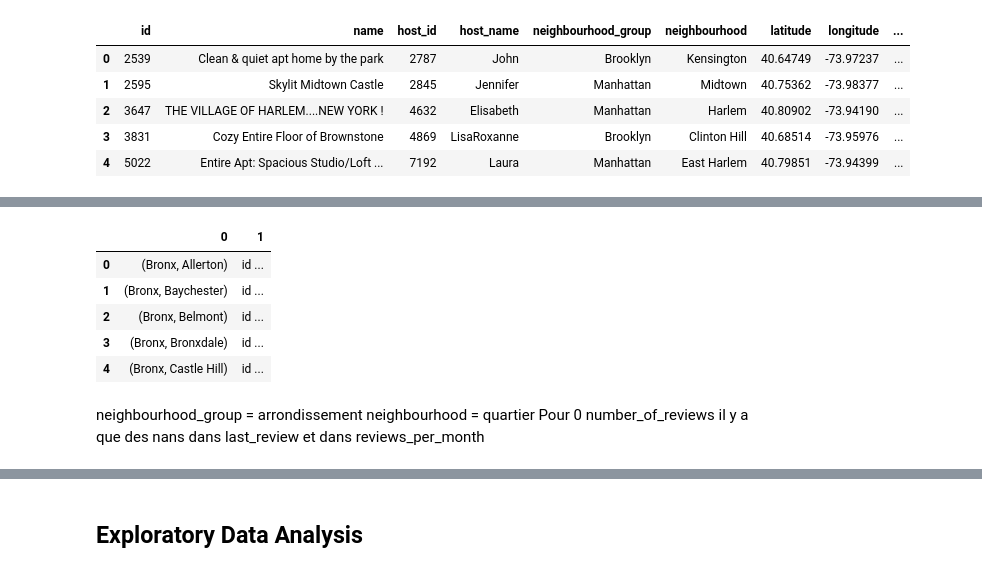
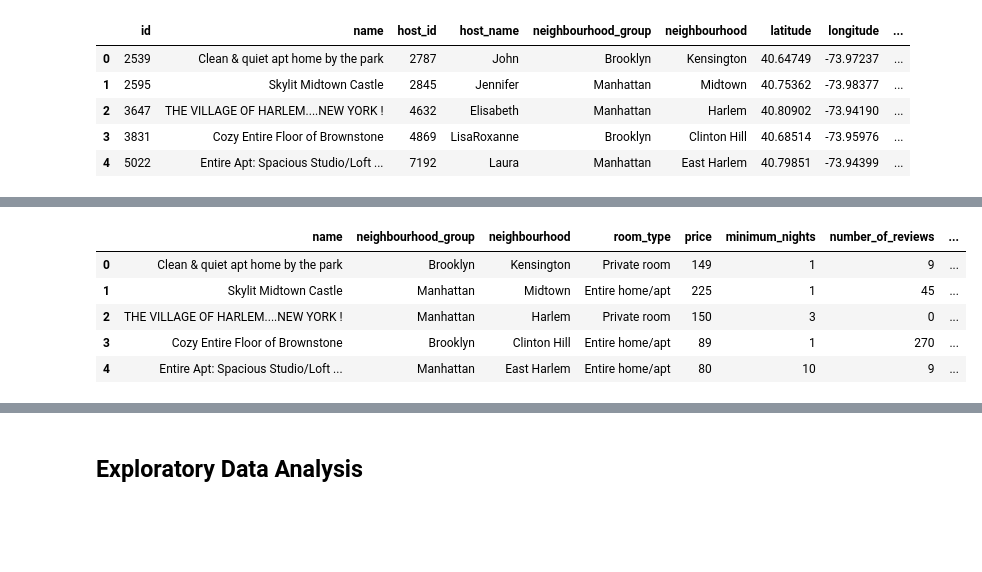
Before and after one commit to osmanaras/Data-Science-Project, a Jupyter notebook: IA School Project - Analysing NYC AirBnB Data.ipynb, the cells around one changed output, grey strips where cells are left out. Cells and saved outputs as stored; diff of their text form; code cells hidden in the pictures; blank space fills up the shorter version.

```diff
--- a/IA School Project - Analysing NYC AirBnB Data.ipynb
+++ b/IA School Project - Analysing NYC AirBnB Data.ipynb
@@ -100 +63,20 @@ Name: neighbourhood, Length: 221, dtype: int64
+# %%
+
+# On remplace les NaN de reviews per month par la constant 0 car  a chaque fois qu'on a des NaN pour reviews
+# per month
+# on a 0 pour last reviews. Pour garder une cérance entre last_review et reviews per month on met les NaN a 0 0
+
+import numpy as np
+from sklearn.impute import SimpleImputer
+
+SI = SimpleImputer(
+    missing_values=np.nan,
+    strategy='constant',
+    fill_value= 0
+        )
+
+data = SI.fit_transform([AB_NYC_2019['reviews_per_month']])
+
+# affectation du resulat dans le dataframe
+AB_NYC_2019['reviews_per_month'] = data[0]
 # %%
@@ -210,13 +91,13 @@ h4[h4<=h4.max()].hist(bins = 50)
+# %%
+columns = ['id','host_id','host_name','latitude','longitude','last_review',
+           'calculated_host_listings_count','availability_365']
+df = AB_NYC_2019.drop(columns,axis=1)
 # %%
-a.head()
+df.head()
 # %% [output]
-|  | 0 | 1 |
-| 0 | (Bronx, Allerton) | id ... |
-| 1 | (Bronx, Baychester) | id ... |
-| 2 | (Bronx, Belmont) | id ... |
-| 3 | (Bronx, Bronxdale) | id ... |
-| 4 | (Bronx, Castle Hill) | id ... |
+|  | name | neighbourhood_group | neighbourhood | room_type | price | minimum_nights | number_of_reviews | ... |
+| 0 | Clean & quiet apt home by the park | Brooklyn | Kensington | Private room | 149 | 1 | 9 | ... |
+| 1 | Skylit Midtown Castle | Manhattan | Midtown | Entire home/apt | 225 | 1 | 45 | ... |
+| 2 | THE VILLAGE OF HARLEM....NEW YORK ! | Manhattan | Harlem | Private room | 150 | 3 | 0 | ... |
+| 3 | Cozy Entire Floor of Brownstone | Brooklyn | Clinton Hill | Entire home/apt | 89 | 1 | 270 | ... |
+| 4 | Entire Apt: Spacious Studio/Loft ... | Manhattan | East Harlem | Entire home/apt | 80 | 10 | 9 | ... |
-# %% [markdown]
-neighbourhood_group = arrondissement
-neighbourhood = quartier
-Pour 0 number_of_reviews il y a que des nans dans last_review et dans reviews_per_month
```
Also changed, not shown: parts of 33 cells of this notebook.
